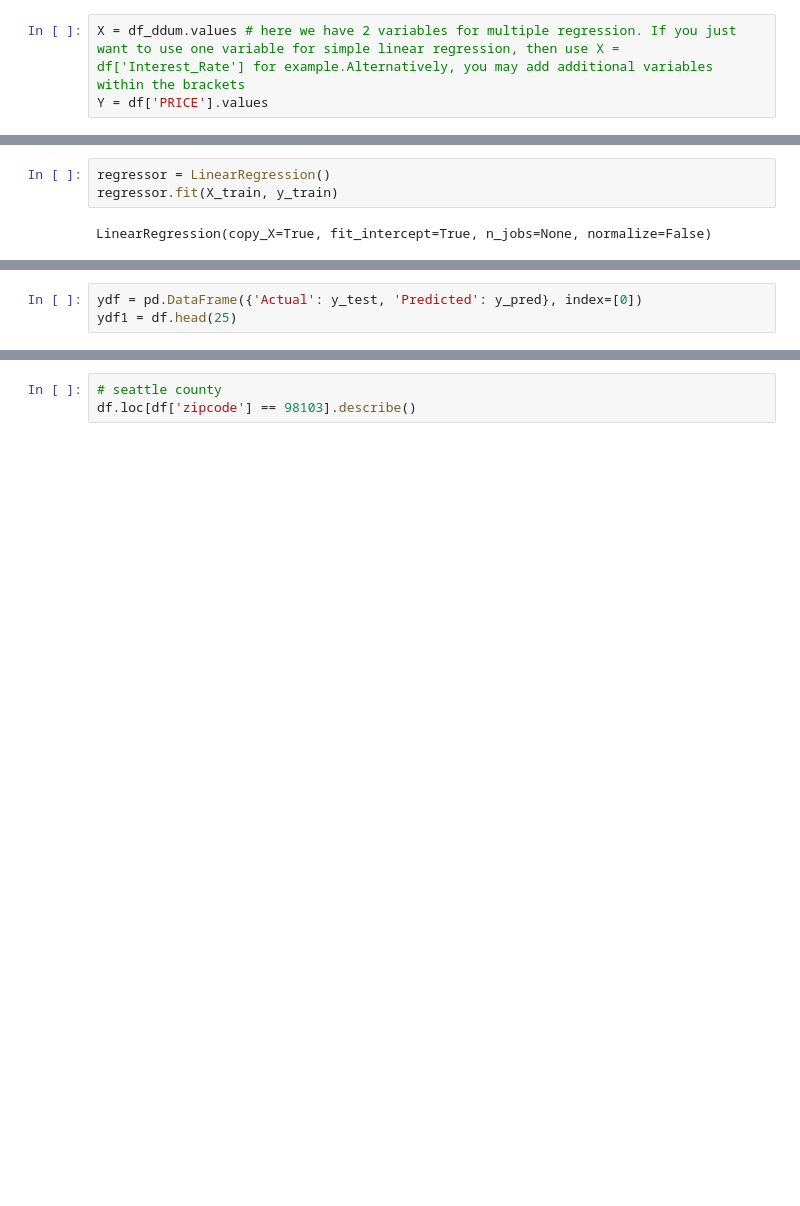
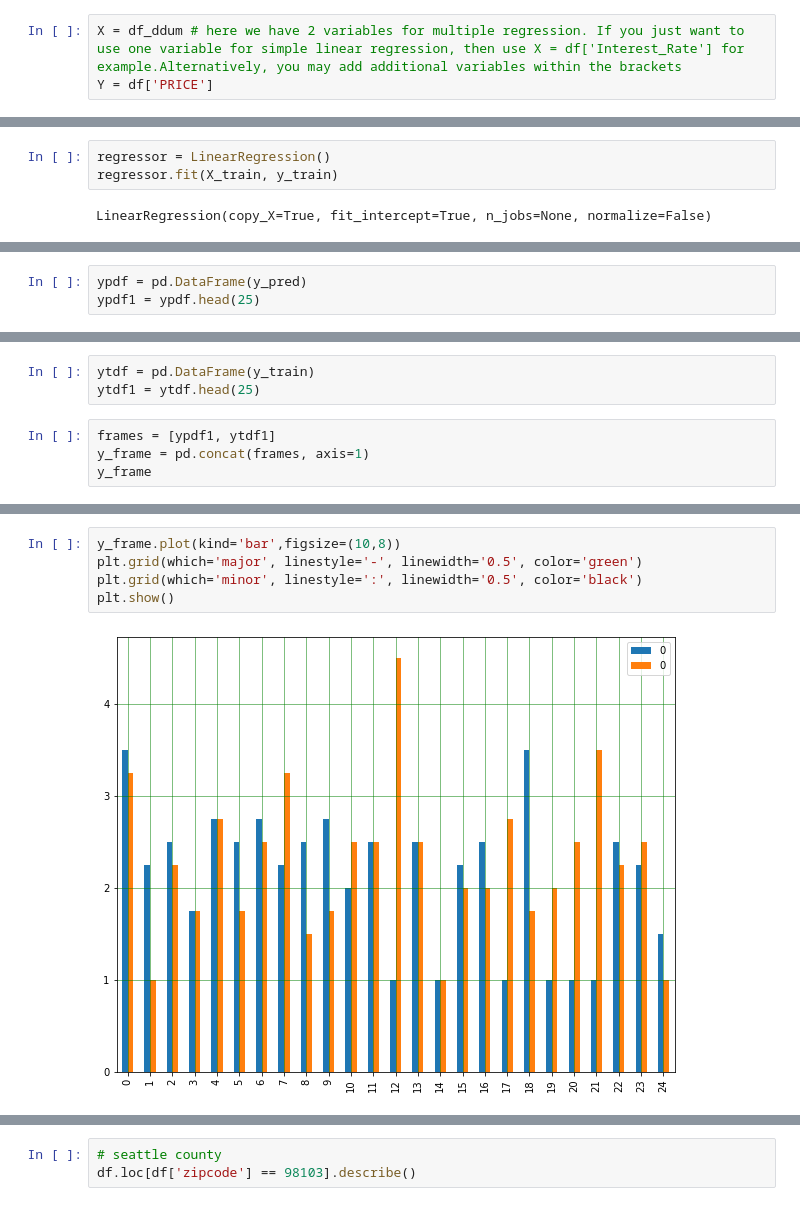
Before and after one commit to kmcnicoll/KyleMatt, a Jupyter notebook: kc_housing_data - wip - finch.ipynb, the cells around one changed output, grey strips where cells are left out. Saved outputs shown, nothing was run; the diff lists cells and outputs as text; blank space fills up the shorter version.

```diff
--- a/kc_housing_data - wip - finch.ipynb
+++ b/kc_housing_data - wip - finch.ipynb
@@ -688,8 +688,8 @@ Mean Absolute Error: 0.5280734333565535
 Mean Squared Error: 0.4166285009554694
 Root Mean Squared Error: 0.6454676606581227
 # %%
-X = df_ddum.values # here we have 2 variables for multiple regression. If you just want to use one variable for simple linear regression, then use X = df['Interest_Rate'] for example.Alternatively, you may add additional variables within the brackets
-Y = df['PRICE'].values
+X = df_ddum # here we have 2 variables for multiple regression. If you just want to use one variable for simple linear regression, then use X = df['Interest_Rate'] for example.Alternatively, you may add additional variables within the brackets
+Y = df['PRICE']
 # %%
 plt.figure(figsize=(15,10))
 plt.tight_layout()
@@ -709,3 +735,3 @@ y_pred = regressor.predict(X_test)
 # %%
-ydf = pd.DataFrame({'Actual': y_test, 'Predicted': y_pred}, index=[0])
-ydf1 = df.head(25)
+ypdf = pd.DataFrame(y_pred)
+ypdf1 = ypdf.head(25)
@@ -713,0 +738,7 @@ Exception: Data must be 1-dimensional
+# %%
+ytdf = pd.DataFrame(y_train)
+ytdf1 = ytdf.head(25)
+# %%
+frames = [ypdf1, ytdf1]
+y_frame = pd.concat(frames, axis=1)
+y_frame
@@ -713,0 +763,7 @@ Exception: Data must be 1-dimensional
+# %%
+y_frame.plot(kind='bar',figsize=(10,8))
+plt.grid(which='major', linestyle='-', linewidth='0.5', color='green')
+plt.grid(which='minor', linestyle=':', linewidth='0.5', color='black')
+plt.show()
+# %% [output]
+[figure, added]
```
Also changed, not shown: parts of 6 cells of this notebook.
